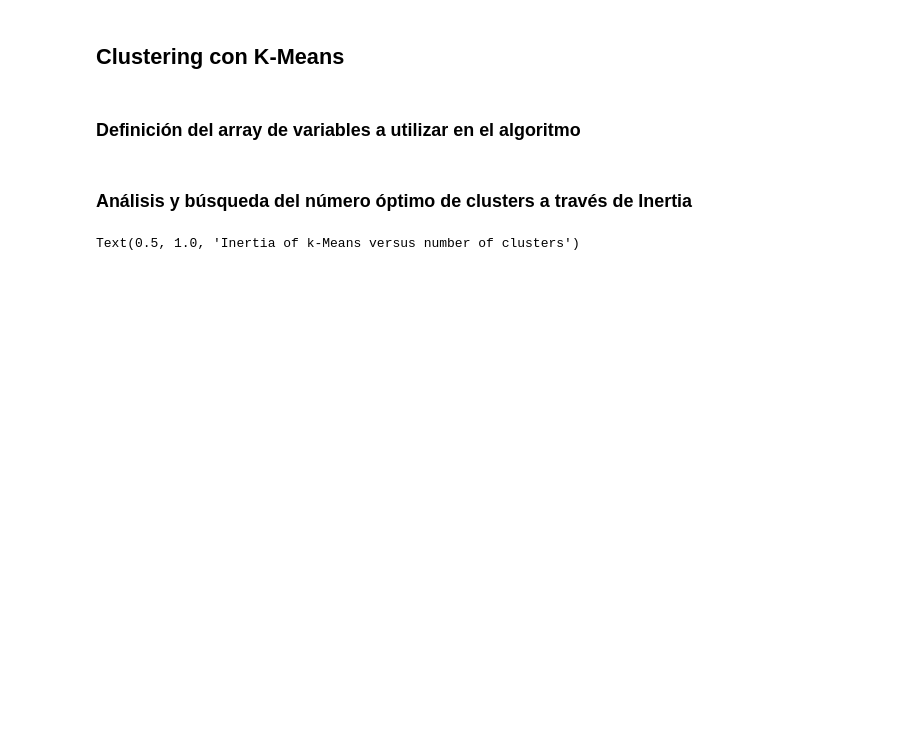
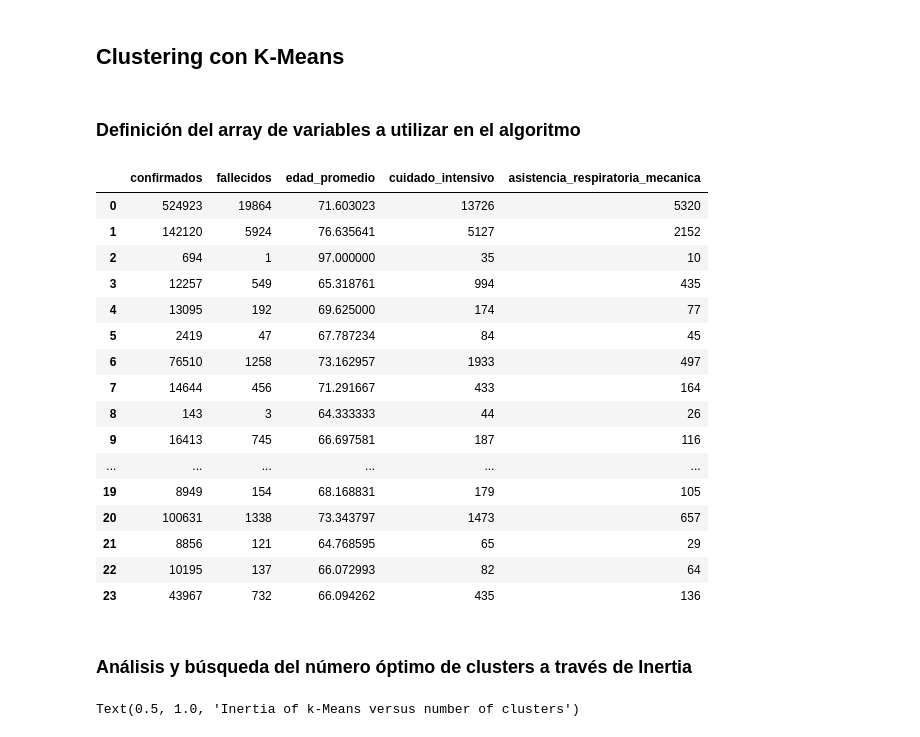
Before and after one commit to ldidone/mentoria-diplodatos, a Jupyter notebook: Practico 5/Aprendizaje_No_Supervisado.ipynb, the cells around one changed output. Cells and saved outputs as stored; diff of their text form; code cells hidden in the pictures; blank space fills up the shorter version.

```diff
--- a/Practico 5/Aprendizaje_No_Supervisado.ipynb
+++ b/Practico 5/Aprendizaje_No_Supervisado.ipynb
@@ -123,6 +123,25 @@ from sklearn import decomposition
 # %%
 values = ["confirmados", "fallecidos", "edad_promedio", "cuidado_intensivo", "asistencia_respiratoria_mecanica"]
 dataset_km = dataset_final[values]
+dataset_km
+# %% [output]
+|  | confirmados | fallecidos | edad_promedio | cuidado_intensivo | asistencia_respiratoria_mecanica |
+| 0 | 524923 | 19864 | 71.603023 | 13726 | 5320 |
+| 1 | 142120 | 5924 | 76.635641 | 5127 | 2152 |
+| 2 | 694 | 1 | 97.000000 | 35 | 10 |
+| 3 | 12257 | 549 | 65.318761 | 994 | 435 |
+| 4 | 13095 | 192 | 69.625000 | 174 | 77 |
+| 5 | 2419 | 47 | 67.787234 | 84 | 45 |
+| 6 | 76510 | 1258 | 73.162957 | 1933 | 497 |
+| 7 | 14644 | 456 | 71.291667 | 433 | 164 |
+| 8 | 143 | 3 | 64.333333 | 44 | 26 |
+| 9 | 16413 | 745 | 66.697581 | 187 | 116 |
+| ... | ... | ... | ... | ... | ... |
+| 19 | 8949 | 154 | 68.168831 | 179 | 105 |
+| 20 | 100631 | 1338 | 73.343797 | 1473 | 657 |
+| 21 | 8856 | 121 | 64.768595 | 65 | 29 |
+| 22 | 10195 | 137 | 66.072993 | 82 | 64 |
+| 23 | 43967 | 732 | 66.094262 | 435 | 136 |
 # %% [markdown]
 ### Análisis y búsqueda del número óptimo de clusters a través de Inertia
 # %%
```
Also changed, not shown: parts of 12 cells of this notebook.
